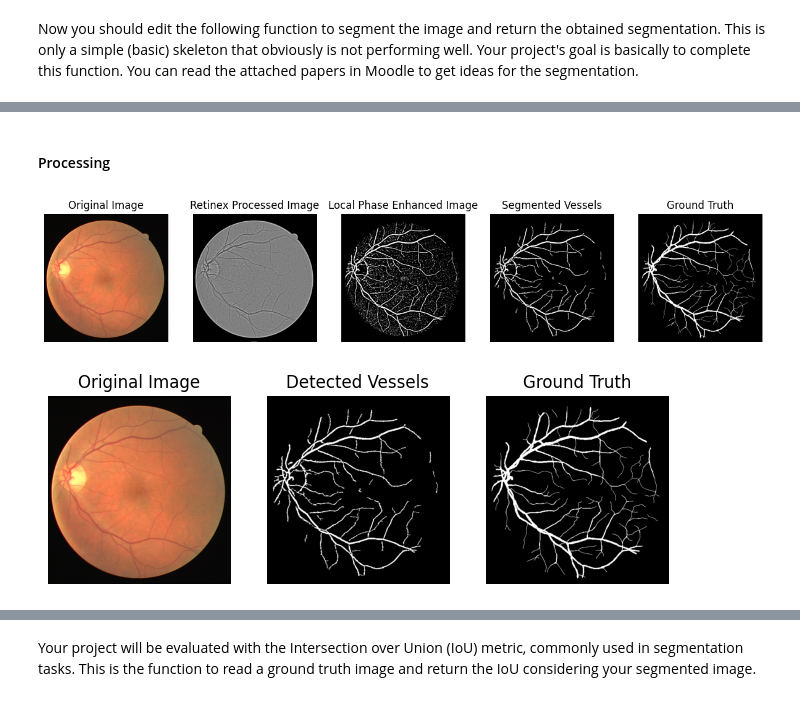
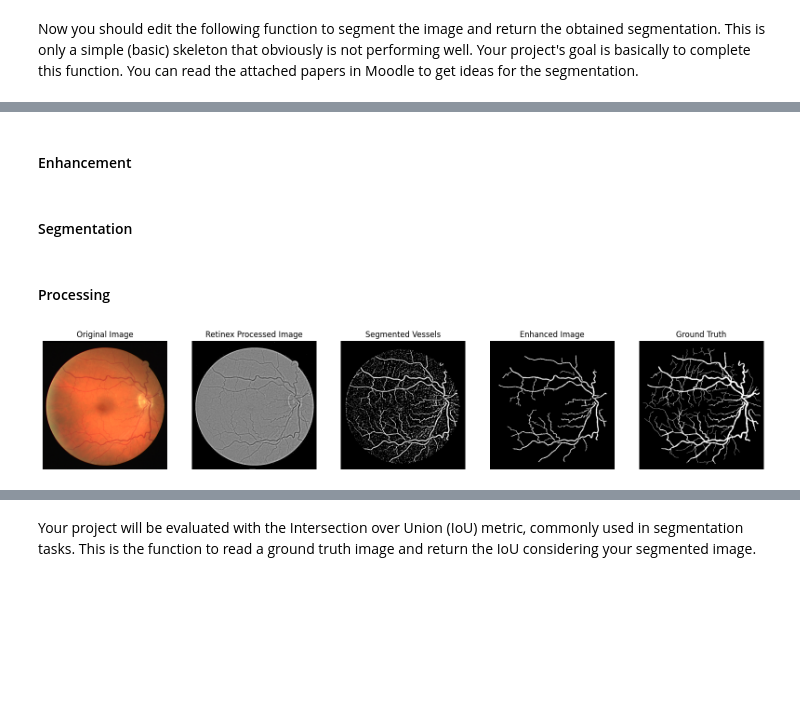
Before and after one commit to christianfaccio/Retinal_Vessel_Detection, a Jupyter notebook: retina.ipynb, the cells around one changed output, grey strips where cells are left out. Drawn from its saved outputs; the diff is of its cells as text; code cells hidden in the pictures; blank space fills up the shorter version.

```diff
--- a/retina.ipynb
+++ b/retina.ipynb
@@ -348,0 +31,2 @@ def graph_cut_segmentation(LP, lambda1=1, lambda2=4, mu=1):
+# %% [markdown]
+#### Enhancement
@@ -349,13 +138,13 @@ def graph_cut_segmentation(LP, lambda1=1, lambda2=4, mu=1):
+# %% [markdown]
+#### Segmentation
 # %%
-def segment(img, mask_img, thresh=15):
-    erosion_kernel = np.ones((2, 2), np.uint8)
-    clean_mask = cv.erode(mask_img, erosion_kernel, iterations=1)
-    masked_img = img[mask_img > 0]
-    threshold = np.percentile(masked_img, thresh)
+def segment(img, mask, thresh=25, inv=False):
+    masked_img = img[mask > 0]
+    threshold = np.percentile(masked_img, thresh) if inv == False else np.percentile(masked_img, 100 - thresh)
     binary = img <= threshold
-    return binary * (clean_mask / 255.0)
+    return np.logical_not(binary) * mask if inv == True else binary * mask
 
-def remove_small_objects(img, min_size=30):
+def remove_small_objects(img, min_size=100):
     # Find all connected components (white regions in binary image)
     num_labels, labels, stats, centroids = cv.connectedComponentsWithStats(img.astype(np.uint8), connectivity=8)
 
@@ -372,53 +161,42 @@ def remove_small_objects(img, min_size=30):
 # %% [markdown]
 #### Processing
 # %%
-sample_img = cv.imread('images/input/1.png', cv.IMREAD_COLOR_RGB)
-gt = cv.imread('images/gt/1.png', cv.IMREAD_GRAYSCALE)
+# NOTE: using retinex
+
+sample_img = cv.imread('images/input/2.png', cv.IMREAD_COLOR_RGB)
+mask_img = cv.imread('images/fov_mask.png', cv.IMREAD_GRAYSCALE)
+erosion_kernel = np.ones((1,1), np.uint8)
+mask = cv.erode(mask_img, erosion_kernel, iterations=1)
+gt = cv.imread('images/gt/2.png', cv.IMREAD_GRAYSCALE)
 r,g,b = cv.split(sample_img)
 gray_img = cv.cvtColor(sample_img, cv.COLOR_RGB2GRAY)
+
 retinex_img = bilateral_retinex(g) # using green channel for better vessel contrast
-segmented_image = segment(retinex_img, cv.imread('images/fov_mask.png', cv.IMREAD_GRAYSCALE))
+segmented_image = segment(retinex_img, mask, thresh=15)
 enhanced_image = remove_small_objects(segmented_image)
 
-plt.figure(figsize=(15,5))
+plt.figure(figsize=(20,5))
 plt.subplot(1,5,1)
 plt.title('Original Image')
 plt.imshow(sample_img, cmap='gray')
 plt.axis('off')
 plt.subplot(1,5,2)
 plt.title('Retinex Processed Image')
 plt.imshow(retinex_img, cmap='gray')
 plt.axis('off')
 plt.subplot(1,5,3)
 plt.title('Segmented Vessels')
 plt.imshow(segmented_image, cmap='gray')
 plt.axis('off')
 plt.subplot(1,5,4)
 plt.title('Enhanced Image')
 plt.imshow(enhanced_image, cmap='gray')
 plt.axis('off')
 plt.subplot(1,5,5)
 plt.title('Ground Truth')
 plt.imshow(gt, cmap='gray')
 plt.axis('off')
+#plt.savefig('report/assets/retinex.png')
 plt.show()
 # %% [output]
-[figure, old version]
+[figure, new version]
-# %%
-plt.figure(figsize=(8,5))
-plt.subplot(1,3,1)
-plt.imshow(sample_img, cmap='gray')
-plt.title('Original Image')
-plt.axis('off')
-plt.subplot(1,3,2)
-plt.imshow(enhanced_image, cmap='gray')
-plt.title('Detected Vessels')
-plt.axis('off')
-plt.subplot(1,3,3)
-plt.imshow(gt, cmap='gray')
-plt.title('Ground Truth')
-plt.axis('off')
-plt.savefig('output/detected_vessels.png')
-plt.show()
-# %% [output]
-[figure, removed]
```
Also changed, not shown: parts of 10 cells of this notebook, 7 other files.
